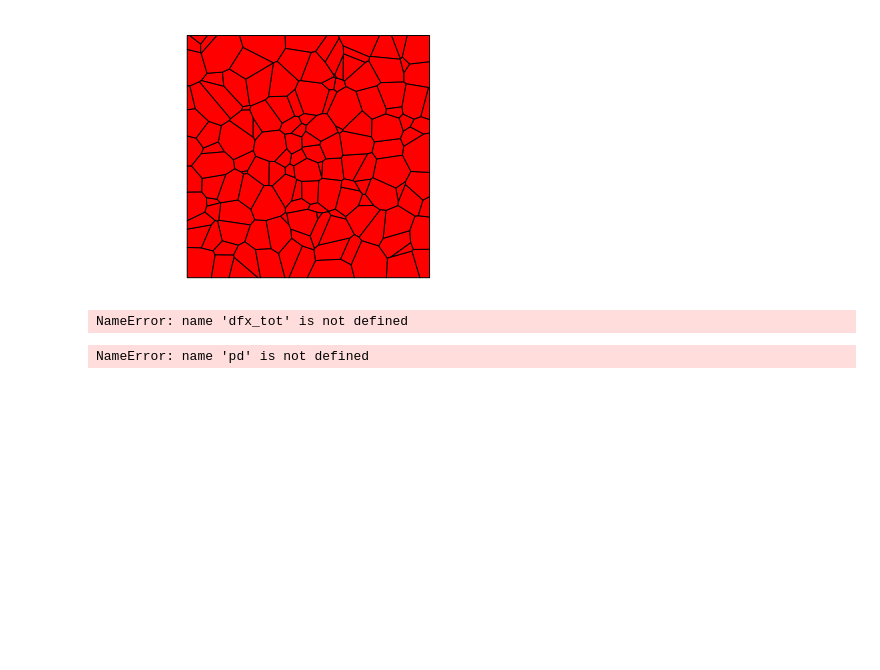
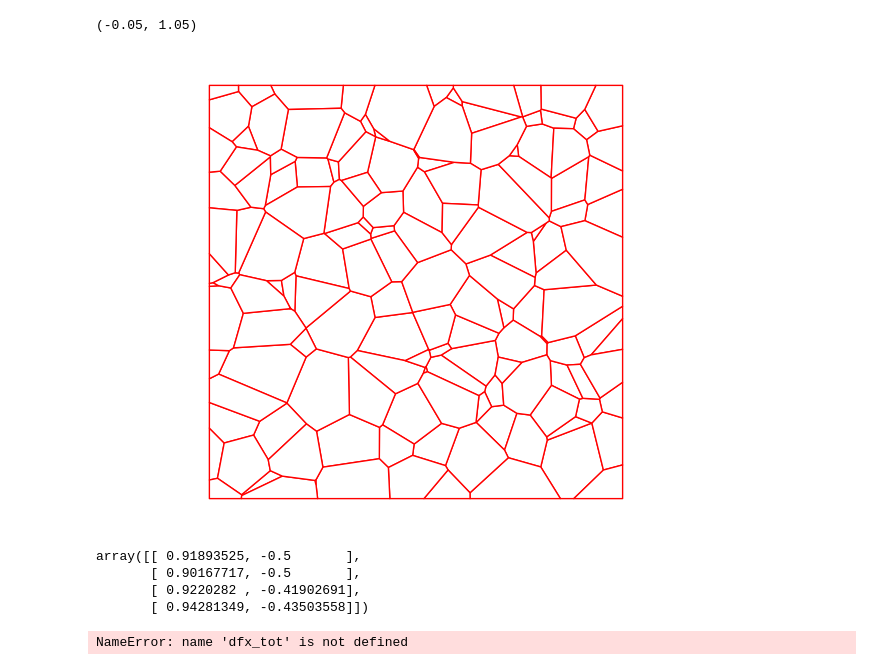
Before and after one commit to siroj99/Master_thesis, a Jupyter notebook: code/Poisson-Voronoi_simulation-SCALING(1).ipynb, the cells around one changed output. Saved outputs shown, nothing was run; the diff lists cells and outputs as text; code cells hidden in the pictures; blank space fills up the shorter version.

```diff
--- a/code/Poisson-Voronoi_simulation-SCALING(1).ipynb
+++ b/code/Poisson-Voronoi_simulation-SCALING(1).ipynb
@@ -15,3 +17,7 @@ import csv
 # %%
 # ######################################## Define/ initialize points##############################################
-s = np.random.default_rng().uniform(0,10,size=(1000,3))
+n = 1000
+s = np.random.default_rng().uniform(0,10,size=(n,3))
+
+domain = [[0.0, 10.0], [0.0, 10.0], [0.0, 10.0]]
+weights = np.zeros(1000)
@@ -20,3 +24,6 @@ s10=s/10
+# %%
+s10=s/10
+domain10 = [[0.0, 1.0], [0.0, 1.0], [0.0, 1.0]]
 # %%
 #######Generate 3D Voronoi###########
 pycells=pyvoro.compute_voronoi(
@@ -34,14 +41,15 @@ s10, # point positions
 )
 # %%
 ######Taking 9 cross-sections#####
+
 coeffs =  np.array([5.0, 0.0, 0.0])
-r1=np.arange(3.0, 7.0, 0.5).tolist()
-cross_section_tot=[vs.compute_cross_section(pycells, coeffs, np.array([2.5, 5.0, 10.0]))]
-for x in range(0,8):
- cross_section_tot+= [vs.compute_cross_section(pycells, coeffs, np.array([r1[x], 5.0, 10.0]))]
+r1=np.arange(2.5, 7.0, 0.5).tolist()
+cross_section_tot = []
+for x in range(len(r1)):
+ cross_section_tot += [vs.compute_cross_section(coeffs=coeffs, offset = np.array([r1[x], 5.0, 10.0]), points = s, domain=domain, weights = weights)]
 # %%
 coeffs10 = np.array([0.5, 0.0, 0.0])
-r1=np.arange(0.3, 0.7, 0.05).tolist()
-cross_section_tot10=[vs.compute_cross_section(pycells10, coeffs10, np.array([0.25, 0.5, 1.0]))]
-for x in range(0,8):
- cross_section_tot10+= [vs.compute_cross_section(pycells10, coeffs10, np.array([r1[x], 0.5, 1.0]))]
+r1=np.arange(0.25, 0.7, 0.05).tolist()
+cross_section_tot10 = []
+for x in range(len(r1)):
+ cross_section_tot10 += [vs.compute_cross_section(coeffs = coeffs10, offset =np.array([r1[x], 0.5, 1.0]), points = s10, domain=domain10, weights=weights)]
@@ -181,15 +167,28 @@ AttributeError: 'Axes3D' object has no attribute 'set_box_aspect'
 # %%
+import PIL
+import PIL.Image
+
 fig2 = plt.figure()
 ax2 = fig2.add_subplot(111)
 
-coll = PolyCollection(cross_section_tot10[0]['2d'], facecolors="red", edgecolors='k')
+coll = PolyCollection(cross_section_tot10[0]['2d'], facecolors="white", edgecolors='r')
 ax2.add_collection(coll)
 ax2.axis("equal")
+print(ax2.get_xlim())
 ax2.set_axis_off()
 fig2.tight_layout()
 plt.show()
+PIL.Image.frombytes("RGB", fig2.canvas.get_width_height(), fig2.canvas.tostring_rgb()).crop((115,35,505,445)).save("../figures/tot10_0_2d.png")
 # %% [output]
+(-0.05, 1.05)
-[figure, old version]
+[figure, new version]
+# %%
+cross_section_tot10[0]["2d"][0]
+# %% [output]
+array([[ 0.91893525, -0.5       ],
+       [ 0.90167717, -0.5       ],
+       [ 0.9220282 , -0.41902691],
+       [ 0.94281349, -0.43503558]])
 # %%
 dfx_tot.to_csv('dftotvor1.csv')
 # %% [output]
@@ -203,9 +202,9 @@ for k in range(1,100):
     s, [[0.0, 10.0], [0.0, 10.0], [0.0, 10.0]], 1000.0,)
     coeffs = np.array([5.0, 0.0, 0.0])
     r1=np.arange(0.2, 1, 0.1).tolist()
-    cross_section_tot=[vs.compute_cross_section(pycells, coeffs, np.array([0.1+5.0, 5.0, 10.0]))]
+    cross_section_tot=[vs.compute_cross_section(coeffs = coeffs, offset = np.array([0.1+5.0, 5.0, 10.0]), points=s, domain=[[0.0, 10.0], [0.0, 10.0], [0.0, 10.0]], weights=weights)]
     for x in range(0,8):
-     cross_section_tot+= [vs.compute_cross_section(pycells, coeffs, np.array([r1[x]+5.0, 5.0, 10.0]))]
+     cross_section_tot+= [vs.compute_cross_section(coeffs = coeffs, offset = np.array([r1[x]+5.0, 5.0, 10.0]), points=s, domain=[[0.0, 10.0], [0.0, 10.0], [0.0, 10.0]], weights=weights)]
     x = [p[0] for p in cross_section_tot[0]['2d'][0]]
     y = [p[1] for p in cross_section_tot[0]['2d'][0]]
     centroid0=[(sum(x) / len(cross_section_tot[0]['2d'][0]), sum(y) / len(cross_section_tot[0]['2d'][0]))]
@@ -237,5 +236,3 @@ for k in range(1,100):
     dfj_tot=pd.concat([dfj_tot.reset_index(drop=True), id_vor], axis=1)
     dfj_tot=pd.concat([dfj_tot ,dfj_tot_tot])
     dfj_tot_tot=dfj_tot
-# %% [output]
-NameError: name 'pd' is not defined
```
Also changed, not shown: parts of 12 cells of this notebook, 6 other files.
